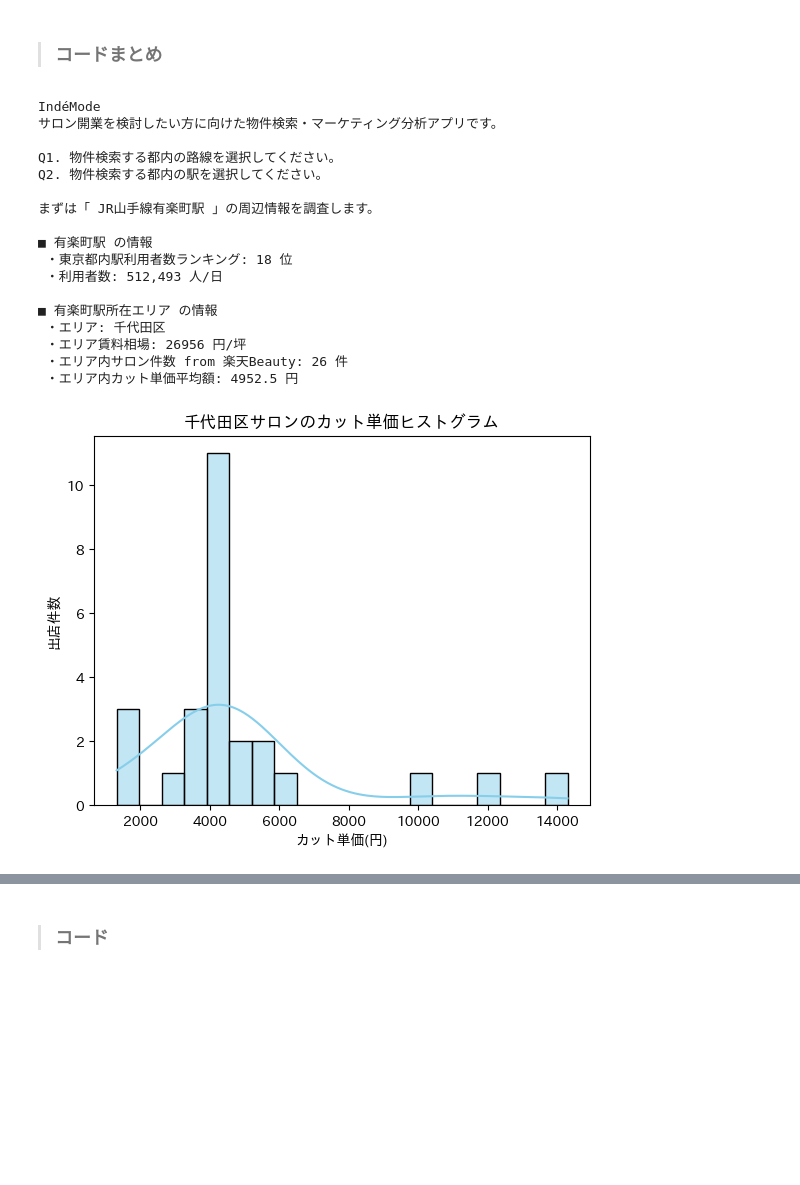
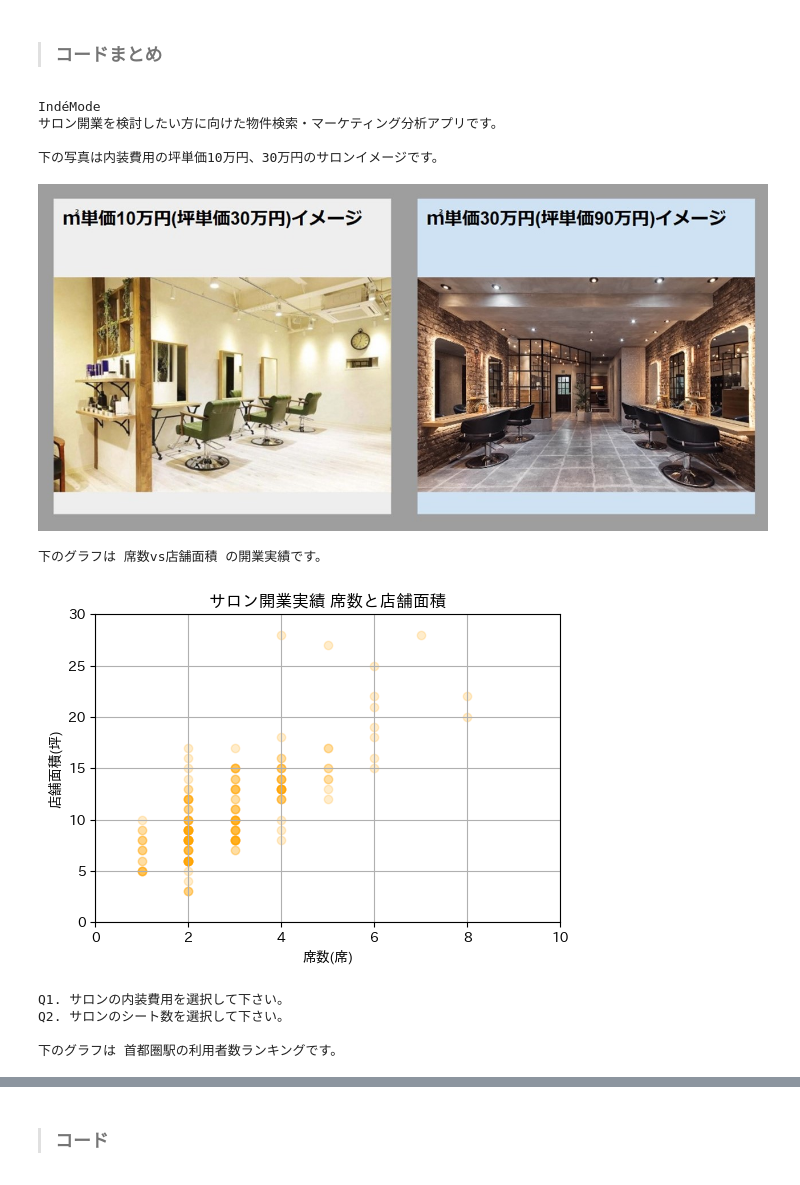
Before and after one commit to shima-koh/STEP3-TA, a Jupyter notebook: TA/STEP3チーム課題_TA_IndéMode_入力_エリア情報まで.ipynb, the cells around one changed output, grey strips where cells are left out. Saved outputs shown, nothing was run; the diff lists cells and outputs as text; code cells hidden in the pictures; blank space fills up the shorter version.

```diff
--- a/TA/STEP3チーム課題_TA_IndéMode_入力_エリア情報まで.ipynb
+++ b/TA/STEP3チーム課題_TA_IndéMode_入力_エリア情報まで.ipynb
@@ -22,6 +22,7 @@ import json
 import matplotlib.pyplot as plt #グラフ描画ライブラリ
 import japanize_matplotlib # matplotlib日本語化対応ライブラリ
 import seaborn as sns
+from PIL import Image
 
 # DB読み込み
 # SQLite接続
@@ -49,12 +50,28 @@ print('サロン開業を検討したい方に向けた物件検索・マーケ
 print('')
 
 # 入力
-print('Q1. 物件検索する都内の路線を選択してください。')
-print('Q2. 物件検索する都内の駅を選択してください。')
+print('下の写真は内装費用の坪単価10万円、30万円のサロンイメージです。')
+image_path1 = "image\内装イメージ.jpg"
+image1 = Image.open(image_path1)
+display(image1)
+print('下のグラフは 席数vs店舗面積 の開業実績です。')
+image_path2 = "image\サロン開業実績_席数と店舗面積.png"
+image2 = Image.open(image_path2)
+display(image2)
+print('Q1. サロンの内装費用を選択して下さい。')
+print('Q2. サロンのシート数を選択して下さい。')
+print('')
+print('下のグラフは 首都圏駅の利用者数ランキングです。')
+image_path3 = "image\首都圏駅_利用者数ランキング.png"
+image3 = Image.open(image_path3)
+display(image3)
+print('Q3. どの駅の近くで開業するか選択して下さい。')
+#station = st.selectbox("駅を選択して下さい。", station_list)
+station = '有楽町'
+print('Q4. 駅の路線を選択して下さい。')
 #line = st.selectbox("路線名を選択して下さい。", line_list)
-#station = st.selectbox("駅を選択して下さい。", station_list)
 line = "JR山手線"
-station = '有楽町'
+print('')
 print('')
 print('まずは「 ' + line + station + '駅 」の周辺情報を調査します。')
 print('')
@@ -180,46 +197,39 @@ def get_area_info(line, station):
 
     else:
         print("該当する駅情報が見つかりませんでした。")
         return None
 
 if response.status_code == 200:
     result = get_area_info(line, station)
     if result is not None:
         # リクエストが成功した場合の処理
         print('■ ' + station + '駅 の情報')
-        print(' ・東京都内駅利用者数ランキング:', result['利用者数ランク'][0], '位')
+        print(' ・都内駅利用者数ランキング:', result['利用者数ランク'][0], '位')
         print(' ・利用者数:', result['利用者数'][0], '人/日')
         print('')
         print('■ ' + station + '駅所在エリア の情報')
         print(' ・エリア:', result['エリア'])
         print(' ・エリア賃料相場:', result['エリア賃料相場'], '円/坪')
         print(' ・エリア内サロン件数 from 楽天Beauty:', result['エリア内サロン件数 from 楽天Beauty'], '件')
         print(' ・エリア内カット単価平均額:',  result['エリア内カット単価平均額'], '円')
         sns.histplot(result['エリア内カット単価'], bins=20, kde=True, color='skyblue')  # kde=Trueでカーネル密度推定も表示
         plt.xlabel('値')
         plt.xlabel('カット単価(円)')
         plt.ylabel('出店件数')
         plt.title('千代田区サロンのカット単価ヒストグラム')
         plt.show()
 else:
     # リクエストがエラーの場合の処理
     print("路線名、駅名を再確認して下さい。")
 # %% [output]
 IndéMode
 サロン開業を検討したい方に向けた物件検索・マーケティング分析アプリです。
 
-Q1. 物件検索する都内の路線を選択してください。
-Q2. 物件検索する都内の駅を選択してください。
-
-まずは「 JR山手線有楽町駅 」の周辺情報を調査します。
-
-■ 有楽町駅 の情報
- ・東京都内駅利用者数ランキング: 18 位
- ・利用者数: 512,493 人/日
-
-■ 有楽町駅所在エリア の情報
- ・エリア: 千代田区
- ・エリア賃料相場: 26956 円/坪
- ・エリア内サロン件数 from 楽天Beauty: 26 件
- ・エリア内カット単価平均額: 4952.5 円
+下の写真は内装費用の坪単価10万円、30万円のサロンイメージです。
-[figure, old version]
+[figure, new version]
+下のグラフは 席数vs店舗面積 の開業実績です。
+[figure, added]
+Q1. サロンの内装費用を選択して下さい。
+Q2. サロンのシート数を選択して下さい。
+
+下のグラフは 首都圏駅の利用者数ランキングです。
```
Also changed, not shown: parts of 4 cells of this notebook, 8 other files.
